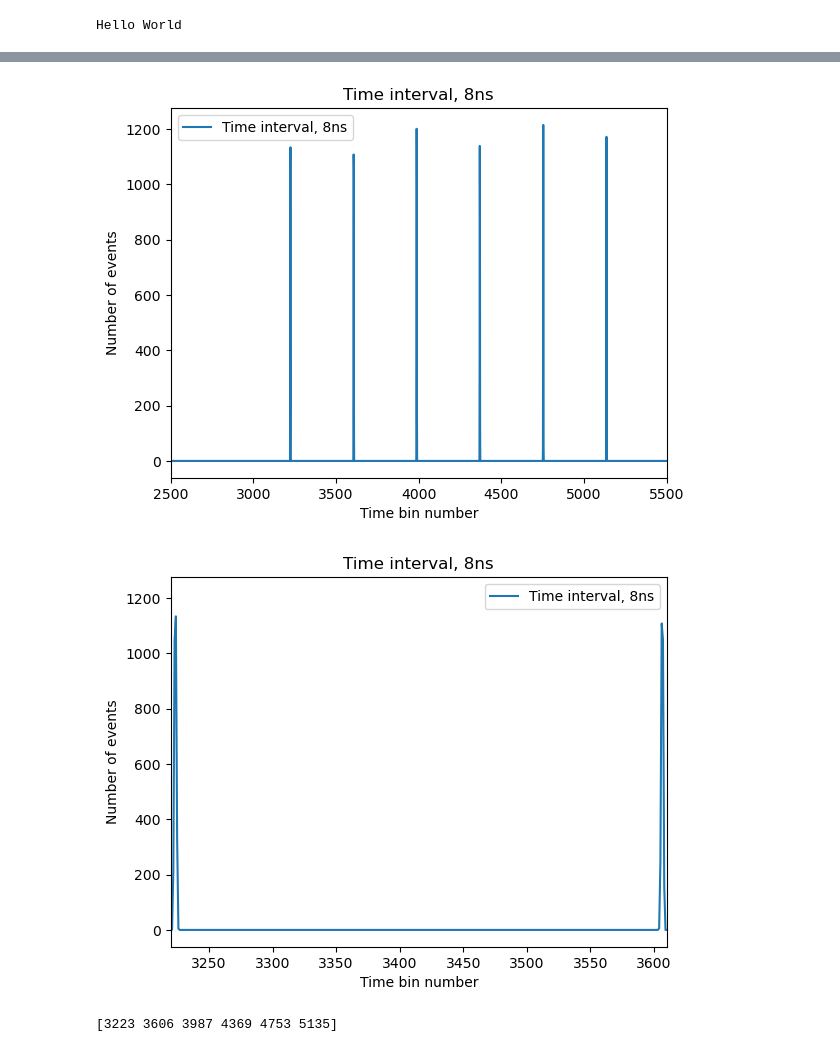
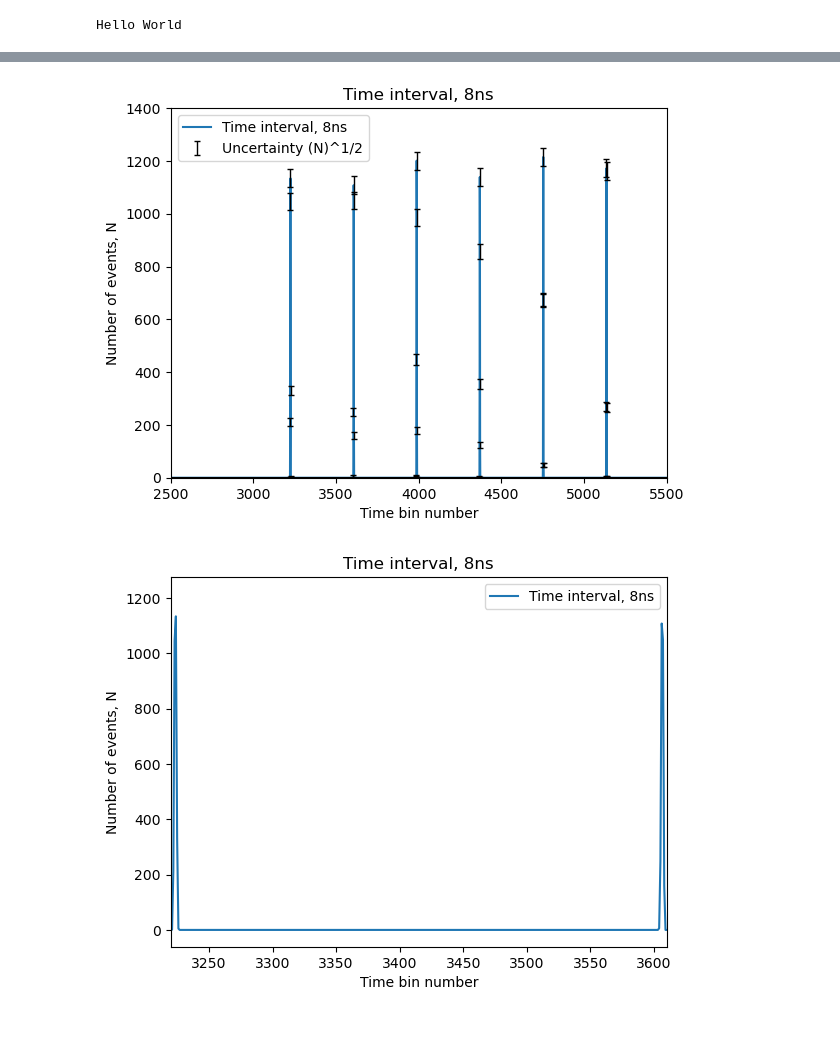
Before and after one commit to Royeth-Boss/KT-1-Lab-Positronium, a Jupyter notebook: Fits_and_plots.ipynb, the cells around one changed output, grey strips where cells are left out. Drawn from its saved outputs; the diff is of its cells as text; code cells hidden in the pictures.

```diff
--- a/Fits_and_plots.ipynb
+++ b/Fits_and_plots.ipynb
@@ -447,13 +449,17 @@ x_axis = np.linspace(1, len(data_time_interval_8ns), len(data_time_interval_8ns)
 # Create histogram but only the relevant bin range
 plt.plot(x_axis, data_time_interval_8ns, label="Time interval, 8ns")
 
+plt.errorbar(x_axis, data_time_interval_8ns, yerr=np.sqrt(data_time_interval_8ns), fmt="none",elinewidth=1, capsize=2.5,color="black", alpha=1.0, label="Uncertainty (N)^1/2")
+
 plt.title("Time interval, 8ns")
 plt.xlabel("Time bin number")
-plt.ylabel("Number of events")
+plt.ylabel("Number of events, N")
 
 plt.legend()
-# plt.ylim(0,)
+plt.ylim(0,1400)
 plt.xlim(2500, 5500)
+
+plt.savefig("Time interval_raw data_with uncertainty.png")
 
 plt.show()
 
@@ -468,7 +474,7 @@ plt.plot(x_axis, data_time_interval_8ns, label="Time interval, 8ns")
 
 plt.title("Time interval, 8ns")
 plt.xlabel("Time bin number")
-plt.ylabel("Number of events")
+plt.ylabel("Number of events, N")
 
 plt.legend()
 # plt.ylim(0,)
@@ -487,6 +493,8 @@ weighted_mean_delta_1 = np.average(x_axis_delta_1, weights=time_delta_array_1)
 mean_bin_delta_1 = 3000 + int(weighted_mean_delta_1)
 # print(mean_bin_delta_1)
 
+mean_bin_uncert_1 = np.sqrt(np.sum((time_delta_array_1**3)/100)/(np.sum(time_delta_array_1/100))**2)
+
 #
 
 time_delta_array_2 = data_time_interval_8ns[3500:3800]
@@ -496,6 +504,8 @@ x_axis_delta_2 = np.linspace(1, len(time_delta_array_2), len(time_delta_array_2)
 weighted_mean_delta_2 = np.average(x_axis_delta_2, weights=time_delta_array_2)
 mean_bin_delta_2 = 3500 + int(weighted_mean_delta_2)
 # print(mean_bin_delta_2)
+
+mean_bin_uncert_2 = np.sqrt(np.sum((time_delta_array_2**3)/100)/(np.sum(time_delta_array_2/100))**2)
 
 #
 
@@ -507,6 +517,8 @@ weighted_mean_delta_3 = np.average(x_axis_delta_3, weights=time_delta_array_3)
 mean_bin_delta_3 = 3800 + int(weighted_mean_delta_3)
 # print(mean_bin_delta_3)
 
+mean_bin_uncert_3 = np.sqrt(np.sum((time_delta_array_3**3)/100)/(np.sum(time_delta_array_3/100))**2)
+
 #
 
 time_delta_array_4 = data_time_interval_8ns[4200:4500]
@@ -516,6 +528,8 @@ x_axis_delta_4 = np.linspace(1, len(time_delta_array_4), len(time_delta_array_4)
 weighted_mean_delta_4 = np.average(x_axis_delta_4, weights=time_delta_array_4)
 mean_bin_delta_4 = 4200 + int(weighted_mean_delta_4)
 # print(mean_bin_delta_4)
+
+mean_bin_uncert_4 = np.sqrt(np.sum((time_delta_array_4**3)/100)/(np.sum(time_delta_array_4/100))**2)
 
 #
 
@@ -527,6 +541,8 @@ weighted_mean_delta_5 = np.average(x_axis_delta_5, weights=time_delta_array_5)
 mean_bin_delta_5 = 4500 + int(weighted_mean_delta_5)
 # print(mean_bin_delta_5)
 
+mean_bin_uncert_5 = np.sqrt(np.sum((time_delta_array_5**3)/100)/(np.sum(time_delta_array_5/100))**2)
+
 #
 
 time_delta_array_6 = data_time_interval_8ns[4900:5500]
@@ -537,14 +553,22 @@ weighted_mean_delta_6 = np.average(x_axis_delta_6, weights=time_delta_array_6)
 mean_bin_delta_6 = 4900 + int(weighted_mean_delta_6)
 # print(mean_bin_delta_6)
 
+mean_bin_uncert_6 = np.sqrt(np.sum((time_delta_array_6**3)/100)/(np.sum(time_delta_array_6/100))**2)
+
+#
+
 # We combine the found bins into an array
 mean_bin_array = np.array([mean_bin_delta_1, mean_bin_delta_2, mean_bin_delta_3, mean_bin_delta_4, mean_bin_delta_5, mean_bin_delta_6])
-print(mean_bin_array)
+mean_bin_uncert_array = np.array([mean_bin_uncert_1, mean_bin_uncert_2, mean_bin_uncert_3, mean_bin_uncert_4, mean_bin_uncert_5, mean_bin_uncert_6])
+
+# print(mean_bin_array)
 
 # Plot the found bin numbers
 y_axis = 8 * np.linspace(1, len(mean_bin_array), len(mean_bin_array))
 
 plt.scatter(y_axis, mean_bin_array, label="Time graph")
+
+plt.errorbar(y_axis, mean_bin_array, yerr=mean_bin_uncert_array, fmt="none",elinewidth=1, capsize=2.5,color="black", alpha=1.0, label="Uncertainty on mean bins")
 
 plt.title("Time interval, 8ns")
 plt.xlabel("Fixed nanoseconds")
@@ -591,6 +615,8 @@ fig, axs = plt.subplots(2, 1, figsize=(10, 8))
 # Plot the fit in the upper plot
 axs[0].plot(x_fit, y_fit, label=f"Gaussian (slope ≈ {slope_time_fit:.1f} bins/ns)", color="red")
 axs[0].scatter(y_axis, mean_bin_array, label="Measured fixed time intervals", color="blue", alpha=0.5)
+
+axs[0].errorbar(y_axis, mean_bin_array, yerr=mean_bin_uncert_array, fmt="none",elinewidth=1, capsize=2.5,color="black", alpha=0.5, label="Uncertainty on mean bins")
 
 axs[0].set_title("Time interval fit")
 axs[0].set_xlabel("Fixed time interval in ns (nanoseconds)")
@@ -614,33 +640,32 @@ axs[1].legend(loc='upper left')
 # axs[1].set_xlim(2500, 3300)
 axs[1].set_ylim(-5, 5)
 
 
 plt.tight_layout()
 
 plt.savefig("Time interval_bins_with fit.png")
 
 plt.show()
 
 plt.close()
 
 
 
 # This part can be ignored, was just a test
 
 # # Create histogram but only from array around one delta
 # plt.plot(x_axis_delta_1, time_delta_array_1, label="1. time delta at 8ns")
 #
 # plt.title("1. time delta at 8ns")
 # plt.xlabel("Time bin number")
 # plt.ylabel("Number of events")
 #
 # plt.legend()
 # # plt.ylim(0,)
 #
 # plt.show()
 #
 # plt.close()
 # %% [output]
-[figure, old version]
+[figure, new version]
-[figure, old version]
+[figure, new version]
-[3223 3606 3987 4369 4753 5135]
```
Also changed, not shown: parts of 6 cells of this notebook, 14 other files.
